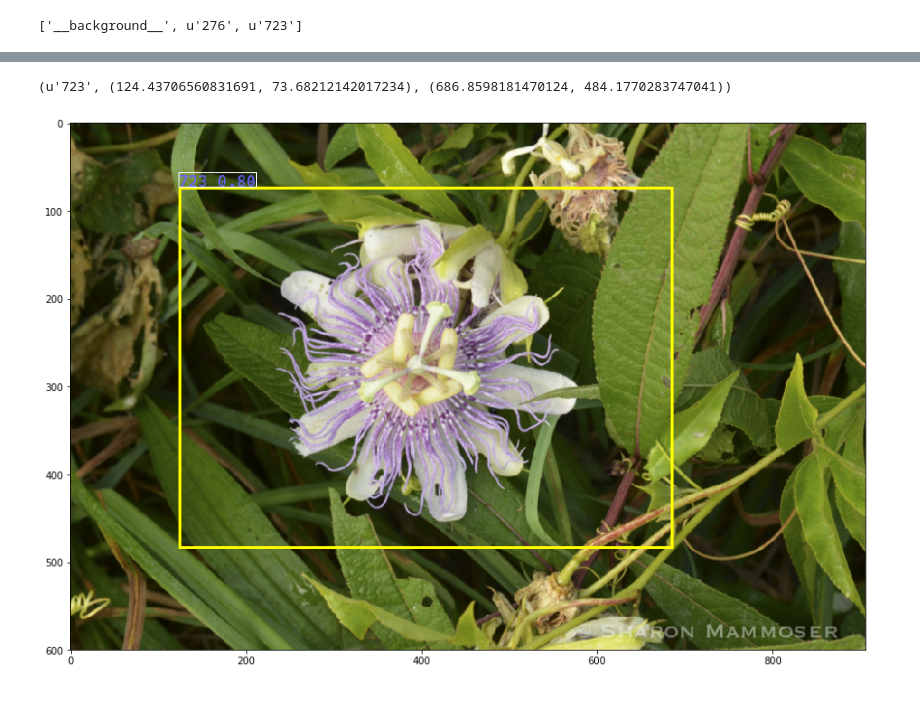
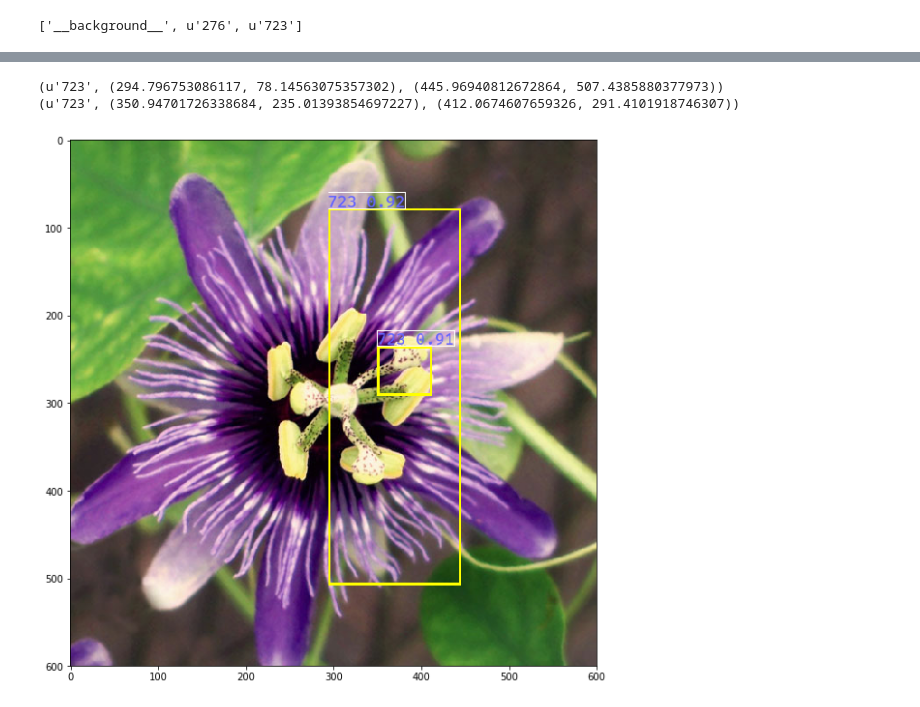
Before and after one commit to anhlt/faster_rcnn, a Jupyter notebook: VOC.ipynb, the cells around one changed output, grey strips where cells are left out. Drawn from its saved outputs; the diff is of its cells as text; code cells hidden in the pictures.

```diff
--- a/VOC.ipynb
+++ b/VOC.ipynb
@@ -203,47 +178,9 @@ epoch: 0 : step 150,  loss: 1.1551
 # %%
 net.load_state_dict(torch.load('faster_model_at_step_500.pkl'))
-# %%
-def result_show(inp, predicted_boxes=[], classes=[], scores=[]):
-    font = ImageFont.truetype(font ='./font/FiraMono-Medium.otf', size=np.floor(3e-2 * 600 + 0.5).astype('int32'))
-
-    inp = inp.numpy().transpose((1, 2, 0))
-    mean = np.array([0.485, 0.456, 0.406])
-    std = np.array([0.229, 0.224, 0.225])
-    inp = std * inp + mean
-    inp = np.clip(inp, 0, 1)
-
-    inp *= 255.0/inp.max()
-
-    fig,ax = plt.subplots(1, figsize=(20, 10))
-
-    image = Image.fromarray(inp.astype('uint8'))
-
-    draw = ImageDraw.Draw(image)
-    for predicted_box, predicted_class, score in zip(predicted_boxes, classes, scores):
-        label = '{} {:.2f}'.format(predicted_class, score)
-
-
-        label_size = draw.textsize(label, font)
-
-        left, top, right, bottom = predicted_box
-        print(predicted_class, (left, top), (right, bottom))
-
-        for i in range(3):
-            draw.rectangle(
-                [left + i, top + i, right - i, bottom - i],
-                outline=(255,255,0))
-        if top - label_size[1] >= 0:
-            text_origin = np.array([left, top - label_size[1]])
-        else:
-            text_origin = np.array([left, top + 1])
-        draw.rectangle(
-                [tuple(text_origin), tuple(text_origin + label_size)])
-        draw.text(text_origin, label, fill=(100, 100, 255), font=font)
-    del draw
-    ax.imshow(image)
 # %%
-pred_boxes, scores, classes, rois, blob = net.detect('./test_im/test5.jpg', thr=0.8)
+pred_boxes, scores, classes, rois, blob = net.detect('./test_im/test4.jpg', thr=0.8)
 result_show(blob[0], pred_boxes,classes, scores)
 # %% [output]
-(u'723', (124.43706560831691, 73.68212142017234), (686.8598181470124, 484.1770283747041))
+(u'723', (294.796753086117, 78.14563075357302), (445.96940812672864, 507.4385880377973))
+(u'723', (350.94701726338684, 235.01393854697227), (412.0674607659326, 291.4101918746307))
-[figure, old version]
+[figure, new version]
```
Also changed, not shown: parts of 10 cells of this notebook, 10 other files.
